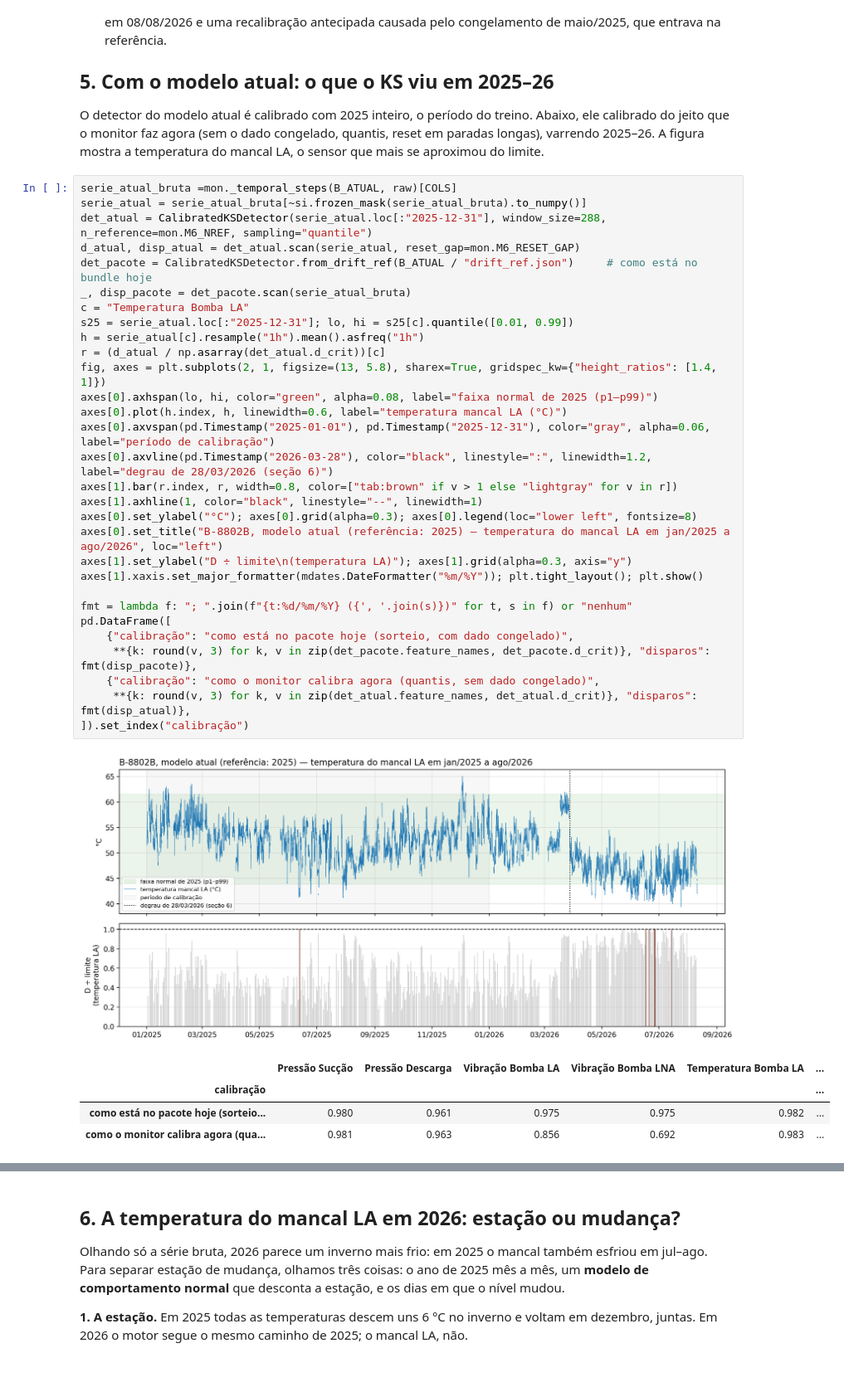
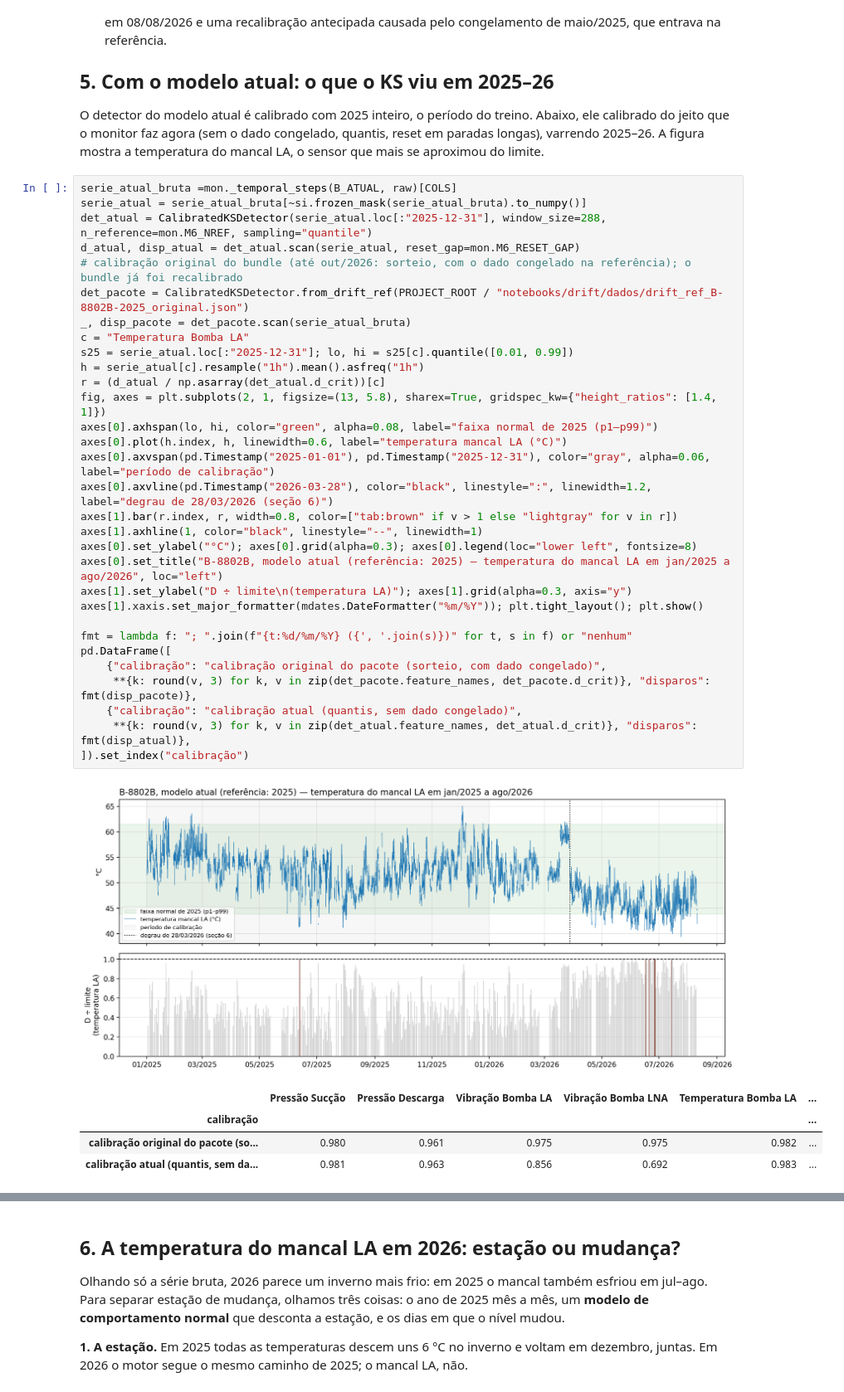
Before and after one commit to SIMPred-Petrobras/transpetro-models, a Jupyter notebook: notebooks/drift/mudanca_conceito_B-8802B.ipynb, the cells around one changed output, grey strips where cells are left out. Shown at 83% size. Drawn from its saved outputs; the diff is of its cells as text.

```diff
--- a/notebooks/drift/mudanca_conceito_B-8802B.ipynb
+++ b/notebooks/drift/mudanca_conceito_B-8802B.ipynb
@@ -309,38 +309,39 @@ temperatura do mancal LA, o sensor que mais se aproximou do limite.
 serie_atual_bruta =mon._temporal_steps(B_ATUAL, raw)[COLS]
 serie_atual = serie_atual_bruta[~si.frozen_mask(serie_atual_bruta).to_numpy()]
 det_atual = CalibratedKSDetector(serie_atual.loc[:"2025-12-31"], window_size=288, n_reference=mon.M6_NREF, sampling="quantile")
 d_atual, disp_atual = det_atual.scan(serie_atual, reset_gap=mon.M6_RESET_GAP)
-det_pacote = CalibratedKSDetector.from_drift_ref(B_ATUAL / "drift_ref.json")     # como está no bundle hoje
+# calibração original do bundle (até out/2026: sorteio, com o dado congelado na referência); o bundle já foi recalibrado
+det_pacote = CalibratedKSDetector.from_drift_ref(PROJECT_ROOT / "notebooks/drift/dados/drift_ref_B-8802B-2025_original.json")
 _, disp_pacote = det_pacote.scan(serie_atual_bruta)
 c = "Temperatura Bomba LA"
 s25 = serie_atual.loc[:"2025-12-31"]; lo, hi = s25[c].quantile([0.01, 0.99])
 h = serie_atual[c].resample("1h").mean().asfreq("1h")
 r = (d_atual / np.asarray(det_atual.d_crit))[c]
 fig, axes = plt.subplots(2, 1, figsize=(13, 5.8), sharex=True, gridspec_kw={"height_ratios": [1.4, 1]})
 axes[0].axhspan(lo, hi, color="green", alpha=0.08, label="faixa normal de 2025 (p1–p99)")
 axes[0].plot(h.index, h, linewidth=0.6, label="temperatura mancal LA (°C)")
 axes[0].axvspan(pd.Timestamp("2025-01-01"), pd.Timestamp("2025-12-31"), color="gray", alpha=0.06, label="período de calibração")
 axes[0].axvline(pd.Timestamp("2026-03-28"), color="black", linestyle=":", linewidth=1.2, label="degrau de 28/03/2026 (seção 6)")
 axes[1].bar(r.index, r, width=0.8, color=["tab:brown" if v > 1 else "lightgray" for v in r])
 axes[1].axhline(1, color="black", linestyle="--", linewidth=1)
 axes[0].set_ylabel("°C"); axes[0].grid(alpha=0.3); axes[0].legend(loc="lower left", fontsize=8)
 axes[0].set_title("B-8802B, modelo atual (referência: 2025) — temperatura do mancal LA em jan/2025 a ago/2026", loc="left")
 axes[1].set_ylabel("D ÷ limite\n(temperatura LA)"); axes[1].grid(alpha=0.3, axis="y")
 axes[1].xaxis.set_major_formatter(mdates.DateFormatter("%m/%Y")); plt.tight_layout(); plt.show()
 
 fmt = lambda f: "; ".join(f"{t:%d/%m/%Y} ({', '.join(s)})" for t, s in f) or "nenhum"
 pd.DataFrame([
-    {"calibração": "como está no pacote hoje (sorteio, com dado congelado)",
+    {"calibração": "calibração original do pacote (sorteio, com dado congelado)",
      **{k: round(v, 3) for k, v in zip(det_pacote.feature_names, det_pacote.d_crit)}, "disparos": fmt(disp_pacote)},
-    {"calibração": "como o monitor calibra agora (quantis, sem dado congelado)",
+    {"calibração": "calibração atual (quantis, sem dado congelado)",
      **{k: round(v, 3) for k, v in zip(det_atual.feature_names, det_atual.d_crit)}, "disparos": fmt(disp_atual)},
 ]).set_index("calibração")
 # %% [output]
 [figure]
 |  | Pressão Sucção | Pressão Descarga | Vibração Bomba LA | Vibração Bomba LNA | Temperatura Bomba LA | ... |
 | calibração |  |  |  |  |  | ... |
-| como está no pacote hoje (sorteio... | 0.980 | 0.961 | 0.975 | 0.975 | 0.982 | ... |
-| como o monitor calibra agora (qua... | 0.981 | 0.963 | 0.856 | 0.692 | 0.983 | ... |
+| calibração original do pacote (so... | 0.980 | 0.961 | 0.975 | 0.975 | 0.982 | ... |
+| calibração atual (quantis, sem da... | 0.981 | 0.963 | 0.856 | 0.692 | 0.983 | ... |
 # %% [markdown]
 **Leitura.**
 - **Sem o dado congelado, o limite das vibrações cai** de 0,975 para ~0,86 (LA) e ~0,69 (LNA): o detector fica
```
Also changed, not shown: parts of 4 cells of this notebook, 3 other files.
